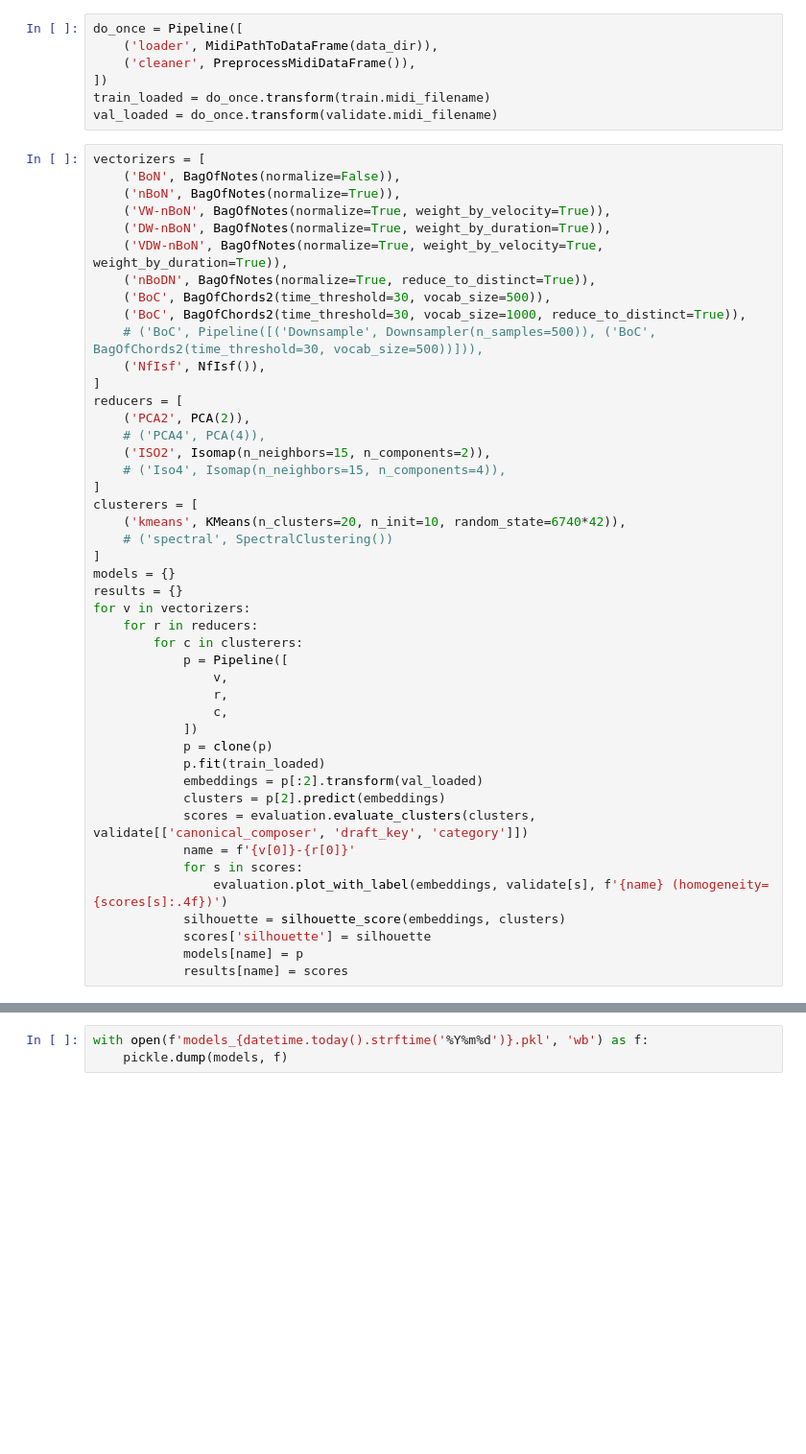
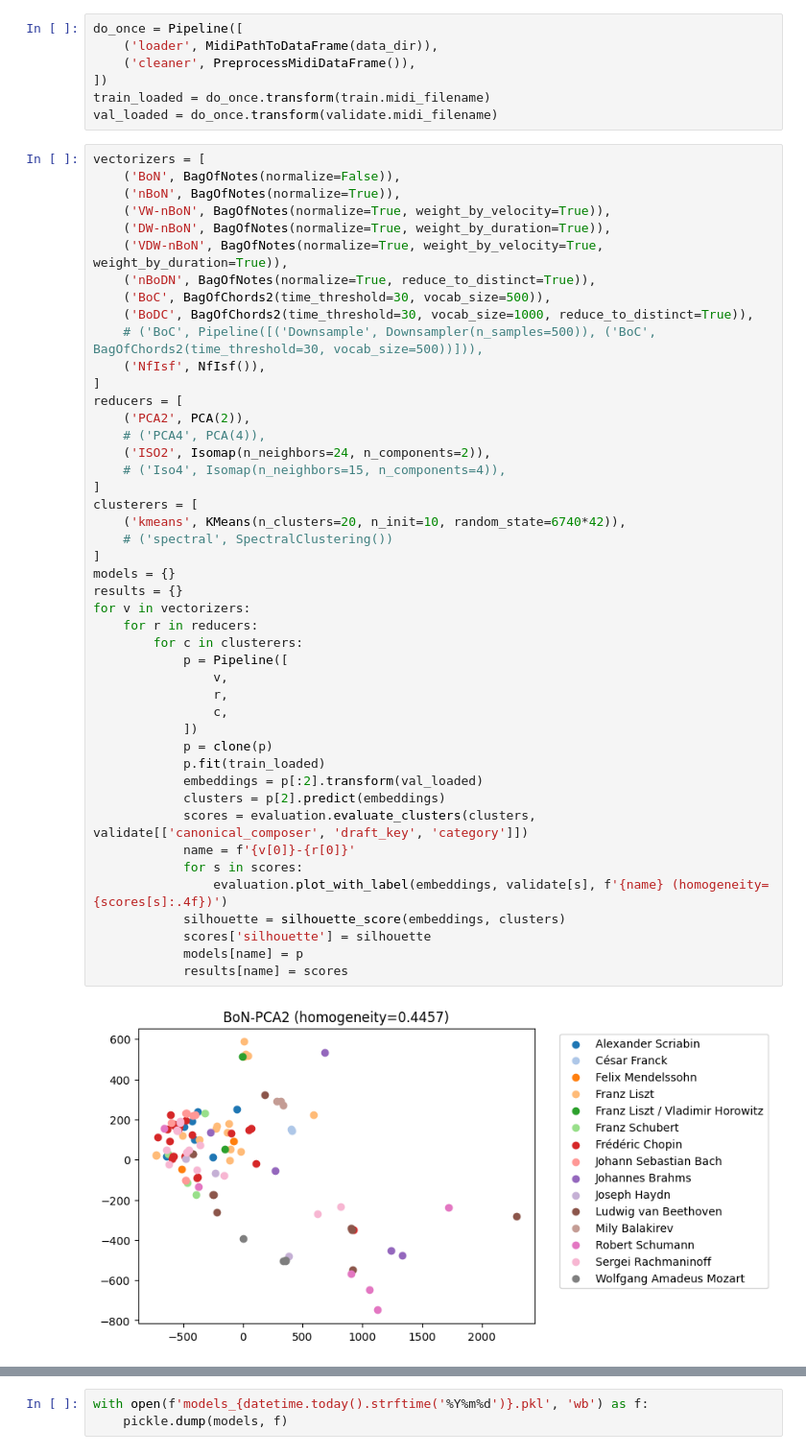
Before and after one commit to cloughurd/melodies, a Jupyter notebook: experiments/ModelCompare.ipynb, the cells around one changed output, grey strips where cells are left out. Shown at 96% size. Cells and saved outputs as stored; diff of their text form; blank space fills up the shorter version.

```diff
--- a/experiments/ModelCompare.ipynb
+++ b/experiments/ModelCompare.ipynb
@@ -49,39 +58,41 @@ vectorizers = [
     ('VDW-nBoN', BagOfNotes(normalize=True, weight_by_velocity=True, weight_by_duration=True)),
     ('nBoDN', BagOfNotes(normalize=True, reduce_to_distinct=True)),
     ('BoC', BagOfChords2(time_threshold=30, vocab_size=500)),
-    ('BoC', BagOfChords2(time_threshold=30, vocab_size=1000, reduce_to_distinct=True)),
+    ('BoDC', BagOfChords2(time_threshold=30, vocab_size=1000, reduce_to_distinct=True)),
     # ('BoC', Pipeline([('Downsample', Downsampler(n_samples=500)), ('BoC', BagOfChords2(time_threshold=30, vocab_size=500))])),
     ('NfIsf', NfIsf()),
 ]
 reducers = [
     ('PCA2', PCA(2)),
     # ('PCA4', PCA(4)),
-    ('ISO2', Isomap(n_neighbors=15, n_components=2)),
+    ('ISO2', Isomap(n_neighbors=24, n_components=2)),
     # ('Iso4', Isomap(n_neighbors=15, n_components=4)),
 ]
 clusterers = [
     ('kmeans', KMeans(n_clusters=20, n_init=10, random_state=6740*42)),
     # ('spectral', SpectralClustering())
 ]
 models = {}
 results = {}
 for v in vectorizers:
     for r in reducers:
         for c in clusterers:
             p = Pipeline([
                 v,
                 r,
                 c,
             ])
             p = clone(p)
             p.fit(train_loaded)
             embeddings = p[:2].transform(val_loaded)
             clusters = p[2].predict(embeddings)
             scores = evaluation.evaluate_clusters(clusters, validate[['canonical_composer', 'draft_key', 'category']])
             name = f'{v[0]}-{r[0]}'
             for s in scores:
                 evaluation.plot_with_label(embeddings, validate[s], f'{name} (homogeneity={scores[s]:.4f})')
             silhouette = silhouette_score(embeddings, clusters)
             scores['silhouette'] = silhouette
             models[name] = p
             results[name] = scores
+# %% [output]
+[figure, added]
```
Also changed, not shown: parts of 4 cells of this notebook, 2 other files.
